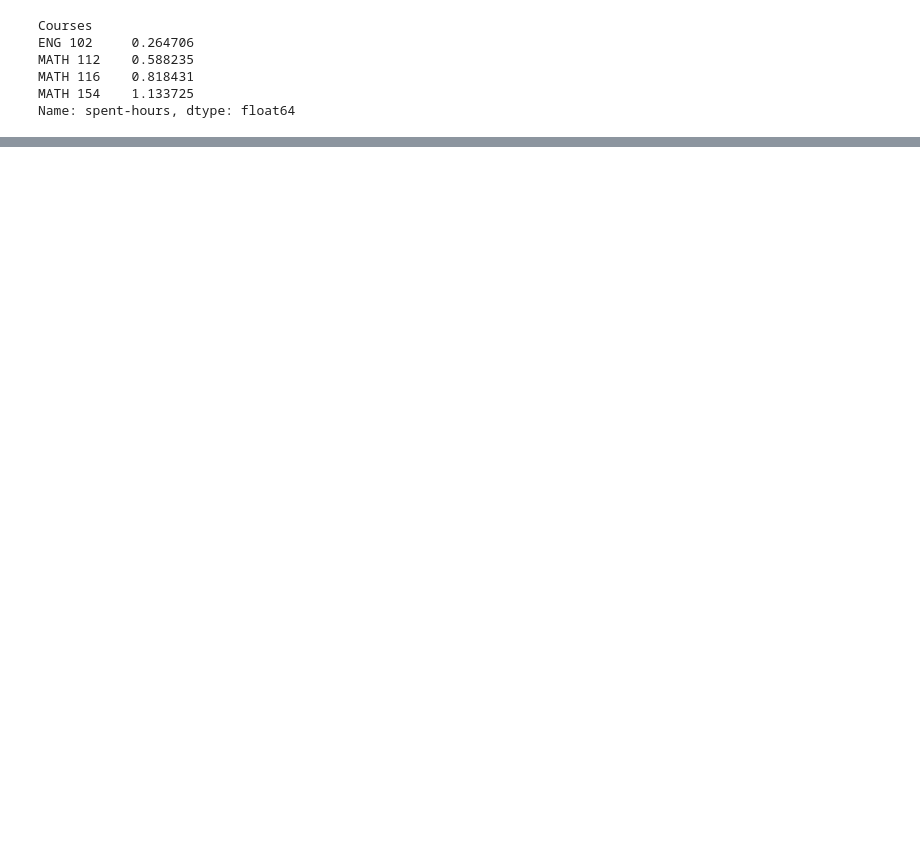
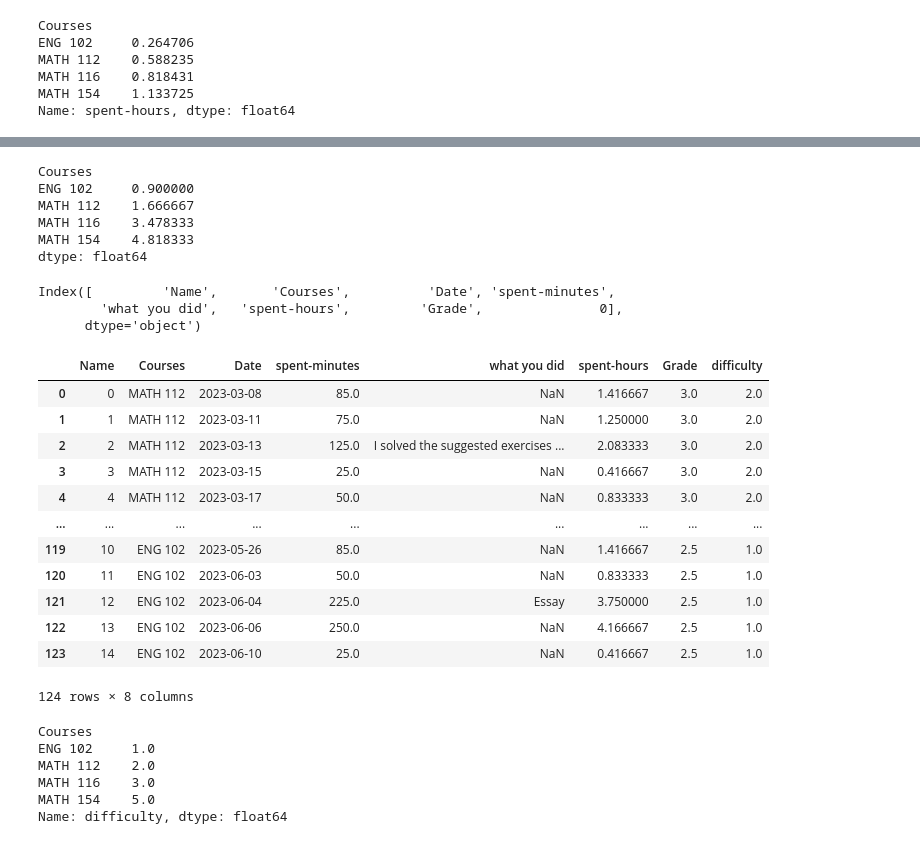
Before and after one commit to itszehrakaya/study-analysis, a Jupyter notebook: notion-data/cleaning.ipynb, the cells around one changed output, grey strips where cells are left out. Cells and saved outputs as stored; diff of their text form; code cells hidden in the pictures; blank space fills up the shorter version.

Commit message:
.
calculation of difficulty level of each course

```diff
--- a/notion-data/cleaning.ipynb
+++ b/notion-data/cleaning.ipynb
@@ -188,0 +209,3 @@ Name: spent-hours, dtype: float64
+# %%
+zdf['Grade'] = zdf['Courses'].map({'MATH 116': 2, 'MATH 154': 2, 'MATH 112': 3, 'ENG 102': 2.5})
+zdf
@@ -188,0 +226,53 @@ Name: spent-hours, dtype: float64
+# %%
+# total divide spend minute to grade for each courses and make this diffciculty level for each courses
+difficulty = zdf.groupby('Courses')['spent-hours'].sum()/zdf.groupby('Courses')['Grade'].mean()/10
+difficulty
+# %% [output]
+Courses
+ENG 102     0.900000
+MATH 112    1.666667
+MATH 116    3.478333
+MATH 154    4.818333
+dtype: float64
+# %%
+# make difficulty dataframe
+difficulty = pd.DataFrame(difficulty)
+# merge this with zdf as a new column called difficulty
+
+zdf = pd.merge(zdf, difficulty, on='Courses')
+zdf.columns
+# %% [output]
+Index([         'Name',       'Courses',          'Date', 'spent-minutes',
+        'what you did',   'spent-hours',         'Grade',               0],
+      dtype='object')
+# %%
+# rename difficulty column as difficulty level
+zdf = zdf.rename(columns={0: 'difficulty'})
+# %%
+#round difficulty level to one level integer
+zdf['difficulty'] = zdf['difficulty'].round(0)
+zdf
+# %% [output]
+|  | Name | Courses | Date | spent-minutes | what you did | spent-hours | Grade | difficulty |
+| 0 | 0 | MATH 112 | 2023-03-08 | 85.0 | NaN | 1.416667 | 3.0 | 2.0 |
+| 1 | 1 | MATH 112 | 2023-03-11 | 75.0 | NaN | 1.250000 | 3.0 | 2.0 |
+| 2 | 2 | MATH 112 | 2023-03-13 | 125.0 | I solved the suggested exercises ... | 2.083333 | 3.0 | 2.0 |
+| 3 | 3 | MATH 112 | 2023-03-15 | 25.0 | NaN | 0.416667 | 3.0 | 2.0 |
+| 4 | 4 | MATH 112 | 2023-03-17 | 50.0 | NaN | 0.833333 | 3.0 | 2.0 |
+| ... | ... | ... | ... | ... | ... | ... | ... | ... |
+| 119 | 10 | ENG 102 | 2023-05-26 | 85.0 | NaN | 1.416667 | 2.5 | 1.0 |
+| 120 | 11 | ENG 102 | 2023-06-03 | 50.0 | NaN | 0.833333 | 2.5 | 1.0 |
+| 121 | 12 | ENG 102 | 2023-06-04 | 225.0 | Essay | 3.750000 | 2.5 | 1.0 |
+| 122 | 13 | ENG 102 | 2023-06-06 | 250.0 | NaN | 4.166667 | 2.5 | 1.0 |
+| 123 | 14 | ENG 102 | 2023-06-10 | 25.0 | NaN | 0.416667 | 2.5 | 1.0 |
+124 rows × 8 columns
+# %%
+# group by difficulty level
+zdf.groupby('Courses')['difficulty'].mean()
+# %% [output]
+Courses
+ENG 102     1.0
+MATH 112    2.0
+MATH 116    3.0
+MATH 154    5.0
+Name: difficulty, dtype: float64
```
Also changed, not shown: parts of 10 cells of this notebook, 3 other files.
